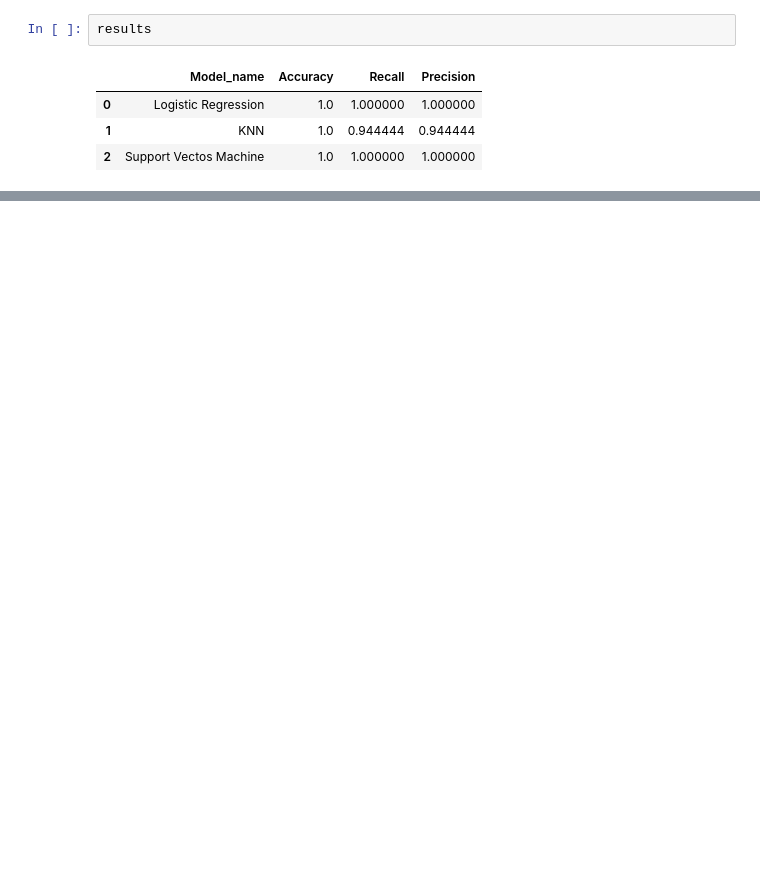
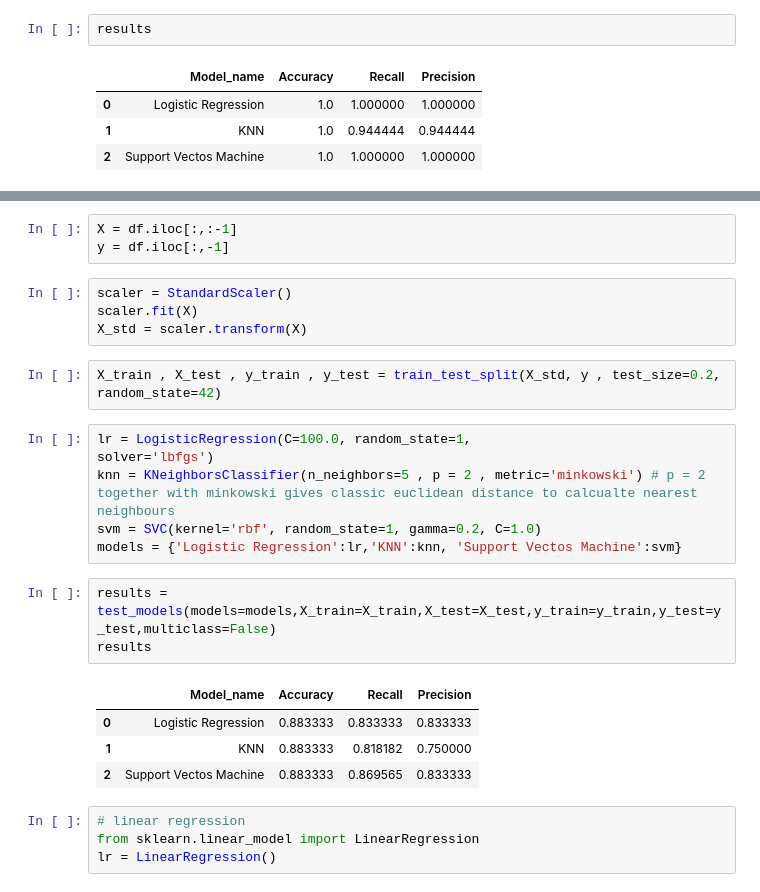
Before and after one commit to mkopanik/Introductiont-to-AI, a Jupyter notebook: Lab8/Lab8.ipynb, the cells around one changed output, grey strips where cells are left out. Cells and saved outputs as stored; diff of their text form; blank space fills up the shorter version.

```diff
--- a/Lab8/Lab8.ipynb
+++ b/Lab8/Lab8.ipynb
@@ -226,2 +305,29 @@ results
+# %%
+X = df.iloc[:,:-1]
+y = df.iloc[:,-1]
+# %%
+scaler = StandardScaler()
+scaler.fit(X)
+X_std = scaler.transform(X)
+# %%
+X_train , X_test , y_train , y_test = train_test_split(X_std, y , test_size=0.2, random_state=42)
+# %%
+lr = LogisticRegression(C=100.0, random_state=1,
+solver='lbfgs')
+knn = KNeighborsClassifier(n_neighbors=5 , p = 2 , metric='minkowski') # p = 2 together with minkowski gives classic euclidean distance to calcualte nearest neighbours
+svm = SVC(kernel='rbf', random_state=1, gamma=0.2, C=1.0)
+models = {'Logistic Regression':lr,'KNN':knn, 'Support Vectos Machine':svm}
+# %%
+results = test_models(models=models,X_train=X_train,X_test=X_test,y_train=y_train,y_test=y_test,multiclass=False)
+results
+# %% [output]
+|  | Model_name | Accuracy | Recall | Precision |
+| 0 | Logistic Regression | 0.883333 | 0.833333 | 0.833333 |
+| 1 | KNN | 0.883333 | 0.818182 | 0.750000 |
+| 2 | Support Vectos Machine | 0.883333 | 0.869565 | 0.833333 |
+# %%
+# linear regression
+from sklearn.linear_model import LinearRegression
+lr = LinearRegression()
 # %%
 from sklearn.datasets import load_diabetes
```
Also changed, not shown: parts of 16 cells of this notebook, 2 other files.
